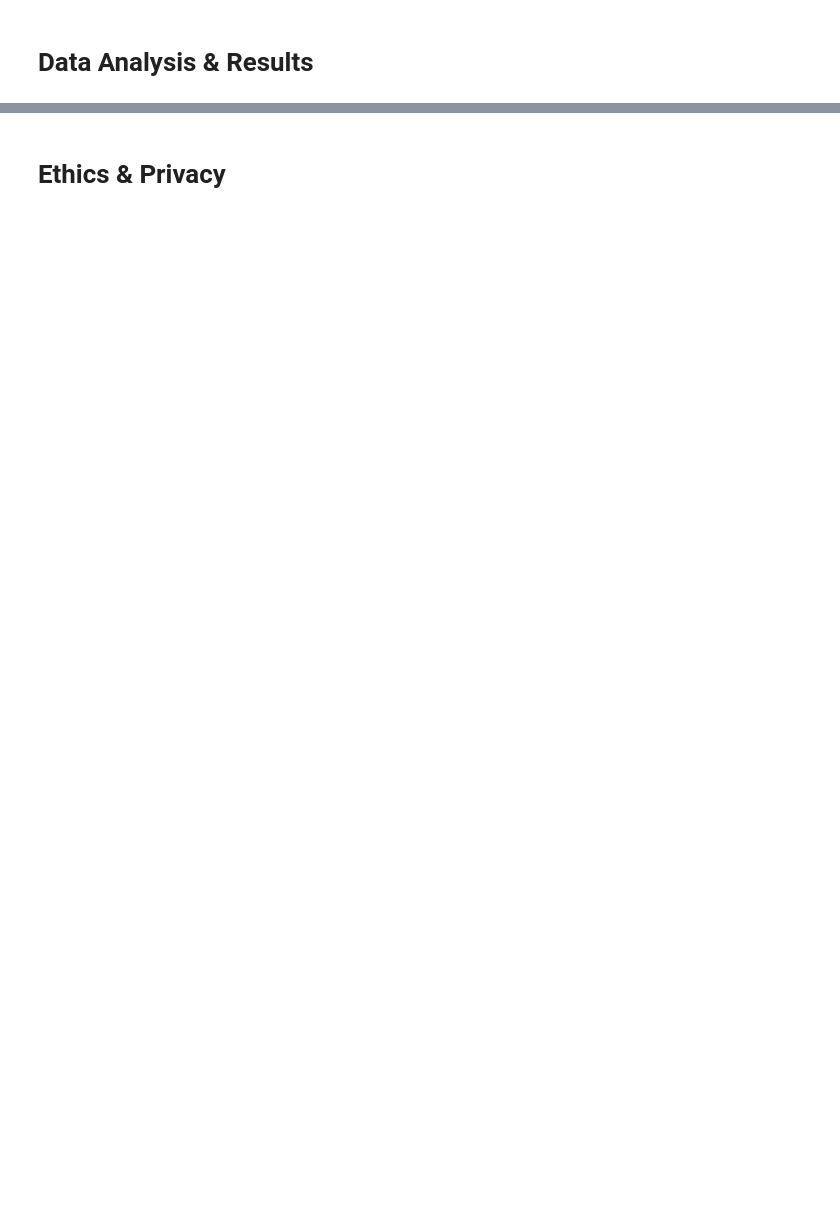
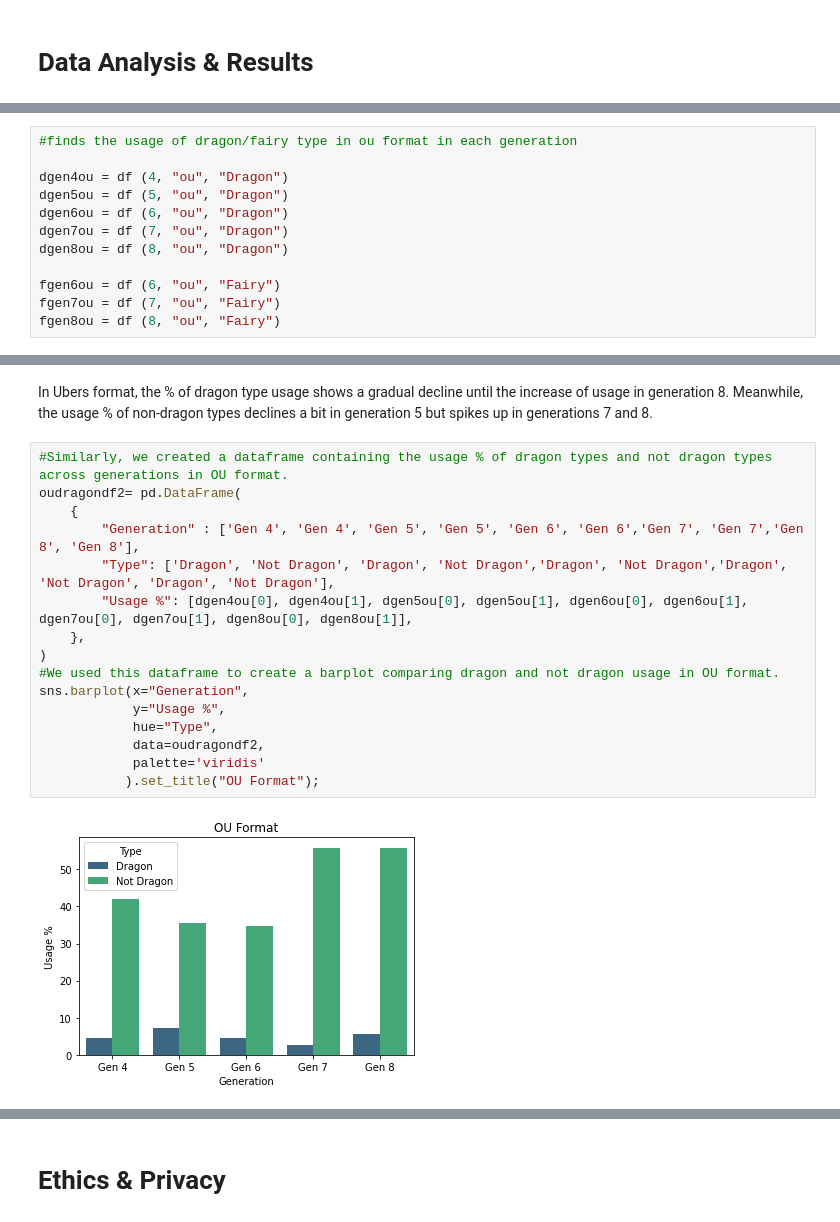
Before and after one commit to mr4tt/Fairy-Pokemon-Analysis, a Jupyter notebook: FinalProjectGroup013-Fa21.ipynb, the cells around one changed output, grey strips where cells are left out. Saved outputs shown, nothing was run; the diff lists cells and outputs as text; blank space fills up the shorter version.

```diff
--- a/FinalProjectGroup013-Fa21.ipynb
+++ b/FinalProjectGroup013-Fa21.ipynb
@@ -81,0 +482,12 @@ Include cells that describe the steps in your data analysis.
+# %%
+#finds the usage of dragon/fairy type in ou format in each generation
+
+dgen4ou = df (4, "ou", "Dragon")
+dgen5ou = df (5, "ou", "Dragon")
+dgen6ou = df (6, "ou", "Dragon")
+dgen7ou = df (7, "ou", "Dragon")
+dgen8ou = df (8, "ou", "Dragon")
+
+fgen6ou = df (6, "ou", "Fairy")
+fgen7ou = df (7, "ou", "Fairy")
+fgen8ou = df (8, "ou", "Fairy")
@@ -81,0 +512,20 @@ Include cells that describe the steps in your data analysis.
+# %% [markdown]
+In Ubers format, the % of dragon type usage shows a gradual decline until the increase of usage in generation 8. Meanwhile, the usage % of non-dragon types declines a bit in generation 5 but spikes up in generations 7 and 8.
+# %%
+#Similarly, we created a dataframe containing the usage % of dragon types and not dragon types across generations in OU format.
+oudragondf2= pd.DataFrame(
+    {
+        "Generation" : ['Gen 4', 'Gen 4', 'Gen 5', 'Gen 5', 'Gen 6', 'Gen 6','Gen 7', 'Gen 7','Gen 8', 'Gen 8'],
+        "Type": ['Dragon', 'Not Dragon', 'Dragon', 'Not Dragon','Dragon', 'Not Dragon','Dragon', 'Not Dragon', 'Dragon', 'Not Dragon'],
+        "Usage %": [dgen4ou[0], dgen4ou[1], dgen5ou[0], dgen5ou[1], dgen6ou[0], dgen6ou[1], dgen7ou[0], dgen7ou[1], dgen8ou[0], dgen8ou[1]],
+    },
+)
+#We used this dataframe to create a barplot comparing dragon and not dragon usage in OU format.
+sns.barplot(x="Generation",
+            y="Usage %",
+            hue="Type",
+            data=oudragondf2,
+            palette='viridis'
+           ).set_title("OU Format");
+# %% [output]
+[figure, added]
```
Also changed, not shown: parts of 53 cells of this notebook.
